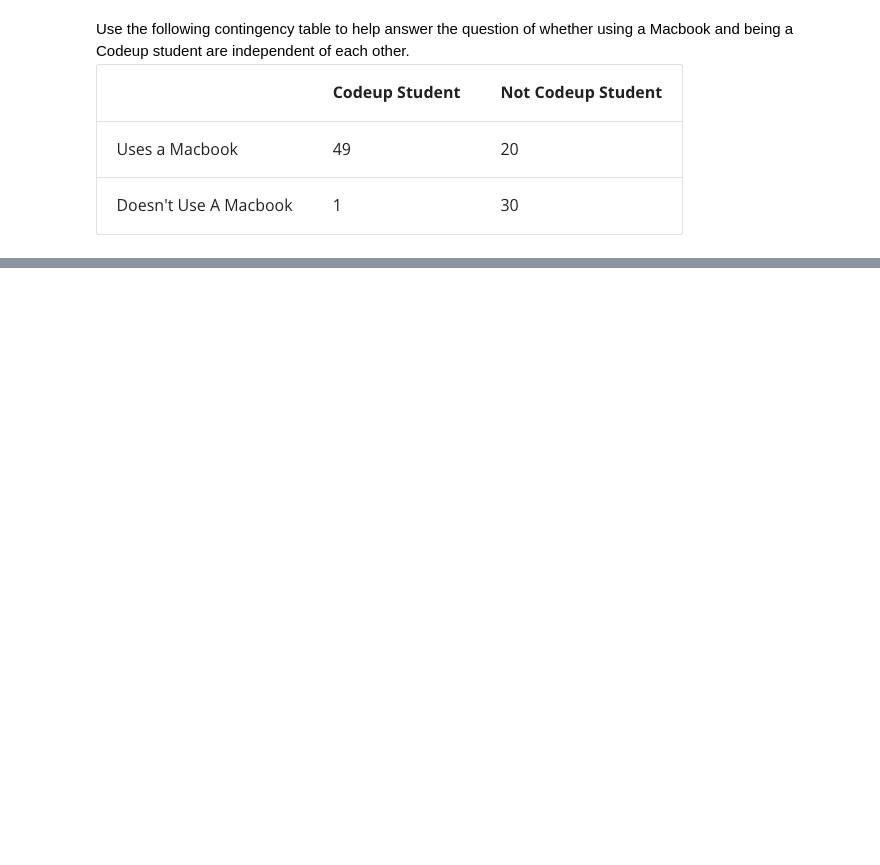
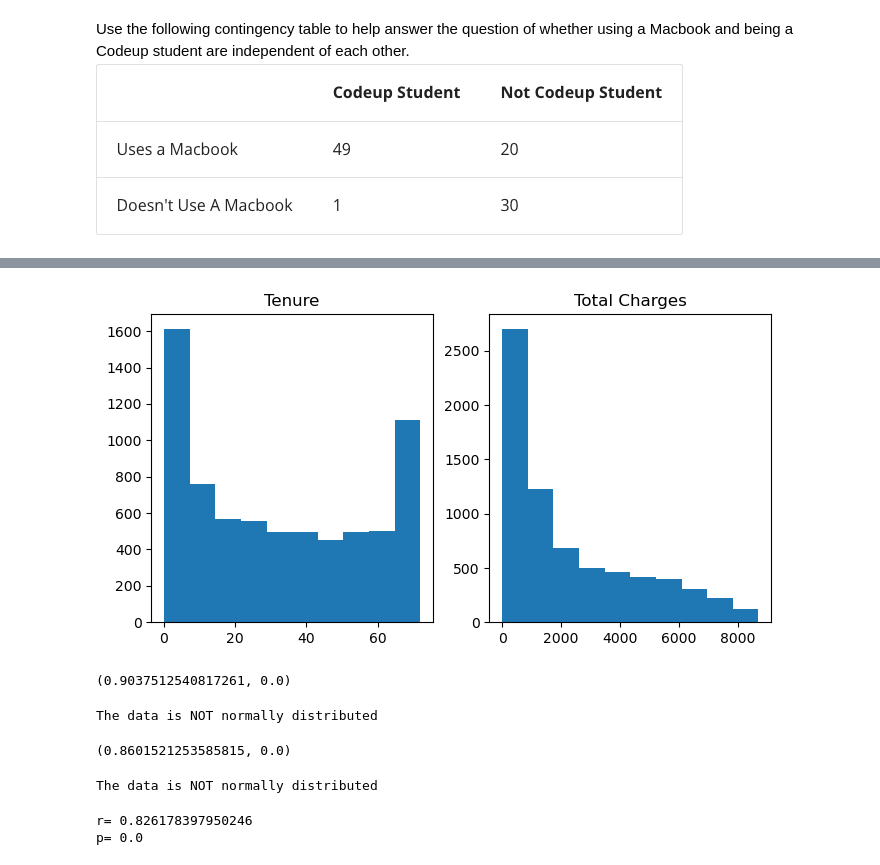
Before and after one commit to NikkideVries/statistics-exercises, a Jupyter notebook: hypothesis_testing.ipynb, the cells around one changed output, grey strips where cells are left out. Saved outputs shown, nothing was run; the diff lists cells and outputs as text; code cells hidden in the pictures; blank space fills up the shorter version.

```diff
--- a/hypothesis_testing.ipynb
+++ b/hypothesis_testing.ipynb
@@ -55,0 +823,41 @@ Use the following contingency table to help answer the question of whether using
+# %%
+#test for assumptions
+x = cleaned.tenure
+y = cleaned.total_charges
+fig, axs = plt.subplots(1, 2, figsize=(8, 4))
+
+axs[0].hist(x)
+axs[0].set_title('Tenure')
+
+axs[1].hist(y)
+axs[1].set_title('Total Charges')
+
+plt.show()
+# %% [output]
+[figure, added]
+# %%
+r, p = stats.shapiro(cleaned.tenure)
+r, p
+# %% [output]
+(0.9037512540817261, 0.0)
+# %%
+eval_dist(r, p)
+# %% [output]
+The data is NOT normally distributed
+# %%
+r, p = stats.shapiro(cleaned.total_charges)
+r, p
+# %% [output]
+(0.8601521253585815, 0.0)
+# %%
+eval_dist(r, p)
+# %% [output]
+The data is NOT normally distributed
+# %%
+alpha = 0.05
+r, p = stats.pearsonr(x,y)
+print('r=', r)
+print('p=', p)
+# %% [output]
+r= 0.826178397950246
+p= 0.0
```
Also changed, not shown: parts of 98 cells of this notebook.
